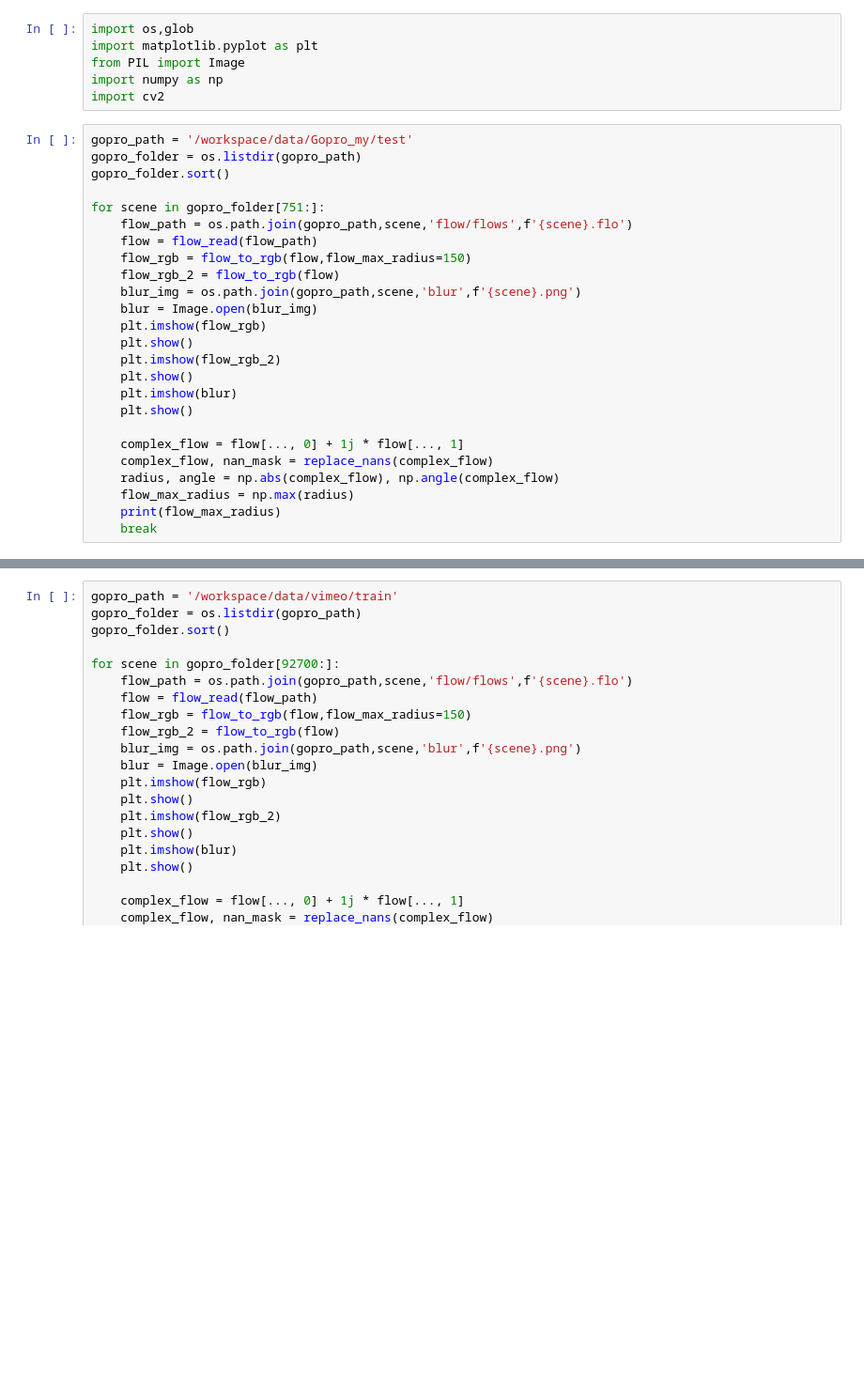
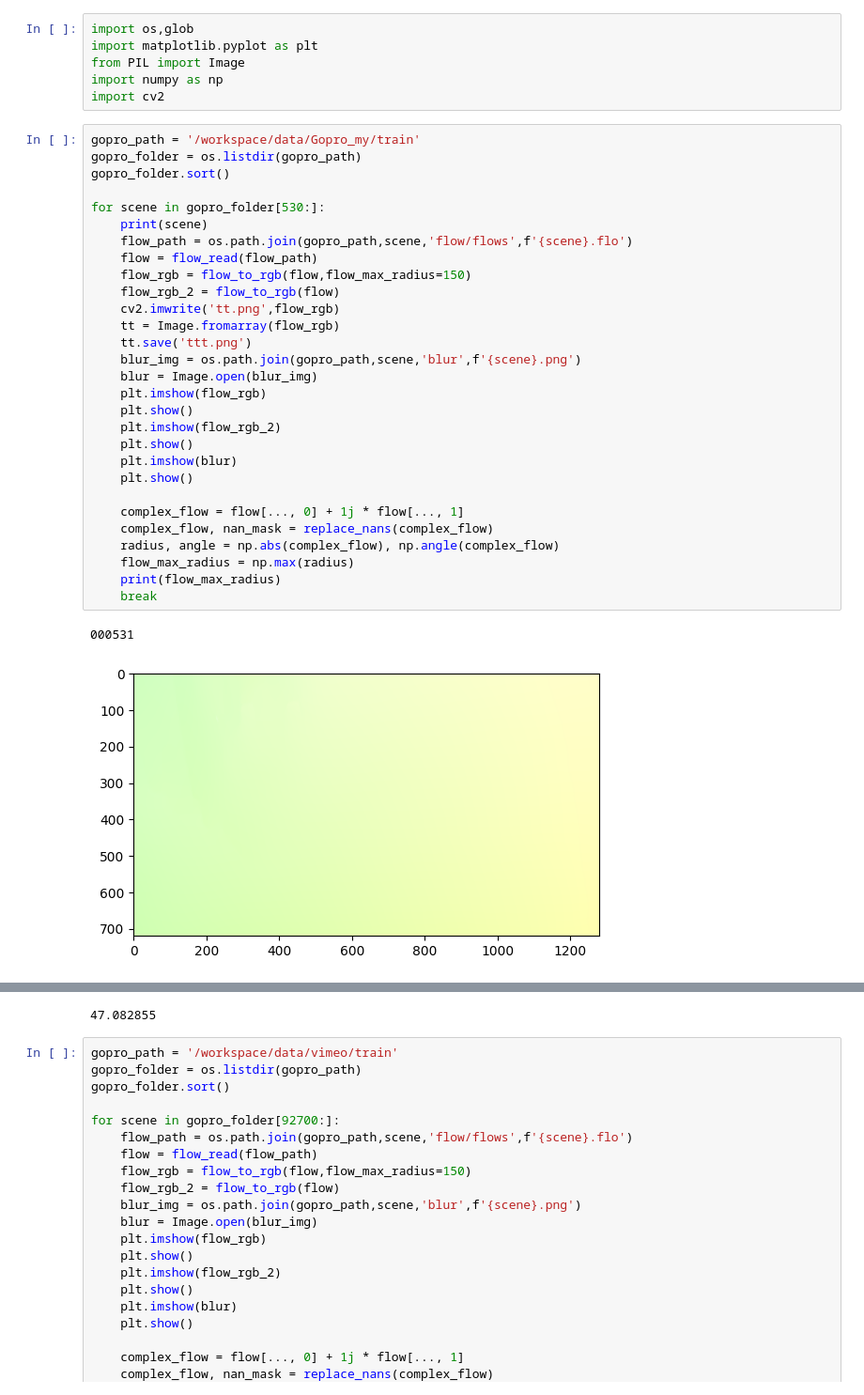
Before and after one commit to JuWanMaeng/Diffuse_Blur_to_Event, a Jupyter notebook: check_max_flow.ipynb, the cells around one changed output, grey strips where cells are left out. Shown: that part at 94% size. Saved outputs shown, nothing was run; the diff lists cells and outputs as text; blank space fills up the shorter version.

Commit message:
make flow datas

```diff
--- a/check_max_flow.ipynb
+++ b/check_max_flow.ipynb
@@ -58,27 +60,34 @@ from PIL import Image
 import numpy as np
 import cv2
 # %%
-gopro_path = '/workspace/data/Gopro_my/test'
+gopro_path = '/workspace/data/Gopro_my/train'
 gopro_folder = os.listdir(gopro_path)
 gopro_folder.sort()
 
-for scene in gopro_folder[751:]:
+for scene in gopro_folder[530:]:
+    print(scene)
     flow_path = os.path.join(gopro_path,scene,'flow/flows',f'{scene}.flo')
     flow = flow_read(flow_path)
     flow_rgb = flow_to_rgb(flow,flow_max_radius=150)
     flow_rgb_2 = flow_to_rgb(flow)
+    cv2.imwrite('tt.png',flow_rgb)
+    tt = Image.fromarray(flow_rgb)
+    tt.save('ttt.png')
     blur_img = os.path.join(gopro_path,scene,'blur',f'{scene}.png')
     blur = Image.open(blur_img)
     plt.imshow(flow_rgb)
     plt.show()
     plt.imshow(flow_rgb_2)
     plt.show()
     plt.imshow(blur)
     plt.show()
 
     complex_flow = flow[..., 0] + 1j * flow[..., 1]
     complex_flow, nan_mask = replace_nans(complex_flow)
     radius, angle = np.abs(complex_flow), np.angle(complex_flow)
     flow_max_radius = np.max(radius)
     print(flow_max_radius)
     break
+# %% [output]
+000531
+[figure, added]
@@ -85,3 +96,4 @@ for scene in gopro_folder[751:]:
+47.082855
 # %%
 gopro_path = '/workspace/data/vimeo/train'
 gopro_folder = os.listdir(gopro_path)
```
Also changed, not shown: parts of 2 cells of this notebook, 3 other files.
